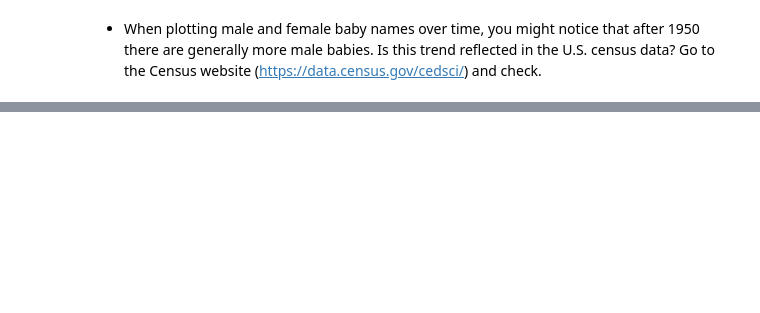
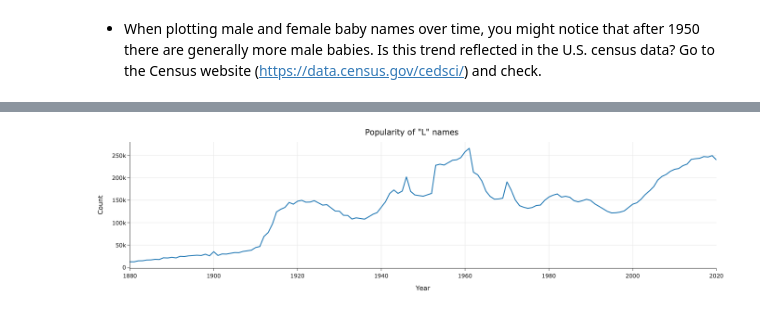
Before and after one commit to shirleytemples/data_science_techniques, a Jupyter notebook: Desktop/Data100/sql_exercises.ipynb, the cells around one changed output, grey strips where cells are left out. Cells and saved outputs as stored; diff of their text form; code cells hidden in the pictures; blank space fills up the shorter version.

```diff
--- a/Desktop/Data100/sql_exercises.ipynb
+++ b/Desktop/Data100/sql_exercises.ipynb
@@ -96,0 +437,13 @@ I would guess from this chart that anyone with my name is from the 1940s.
+# %%
+query = '''
+WITH letters AS (
+  SELECT *, SUBSTR(Name, 1, 1) AS Firsts
+  FROM baby
+)
+SELECT Firsts, Year, SUM(Count) AS Count
+FROM letters
+GROUP BY Firsts, Year;
+'''
+
+letter_counts = pd.read_sql(query, db)
+letter_counts
@@ -96,0 +460,7 @@ I would guess from this chart that anyone with my name is from the 1940s.
+# %%
+fig = px.line(letter_counts.loc[letter_counts['Firsts'] == 'L'],
+              x='Year', y='Count', title='Popularity of "L" names',
+              width=350, height=250)
+margin(fig, t=30)
+# %% [output]
+[figure, added]
```
Also changed, not shown: parts of 65 cells of this notebook.
